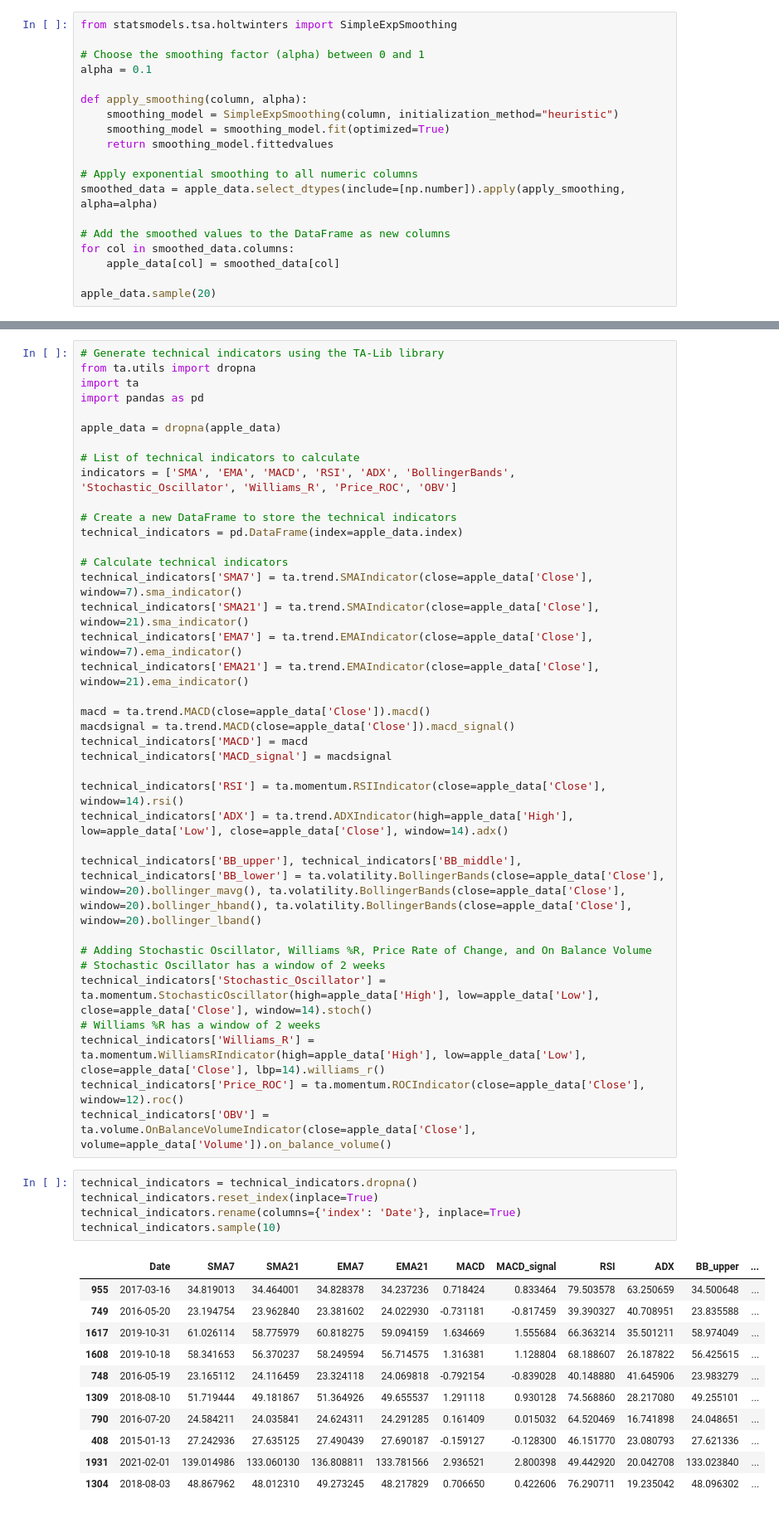
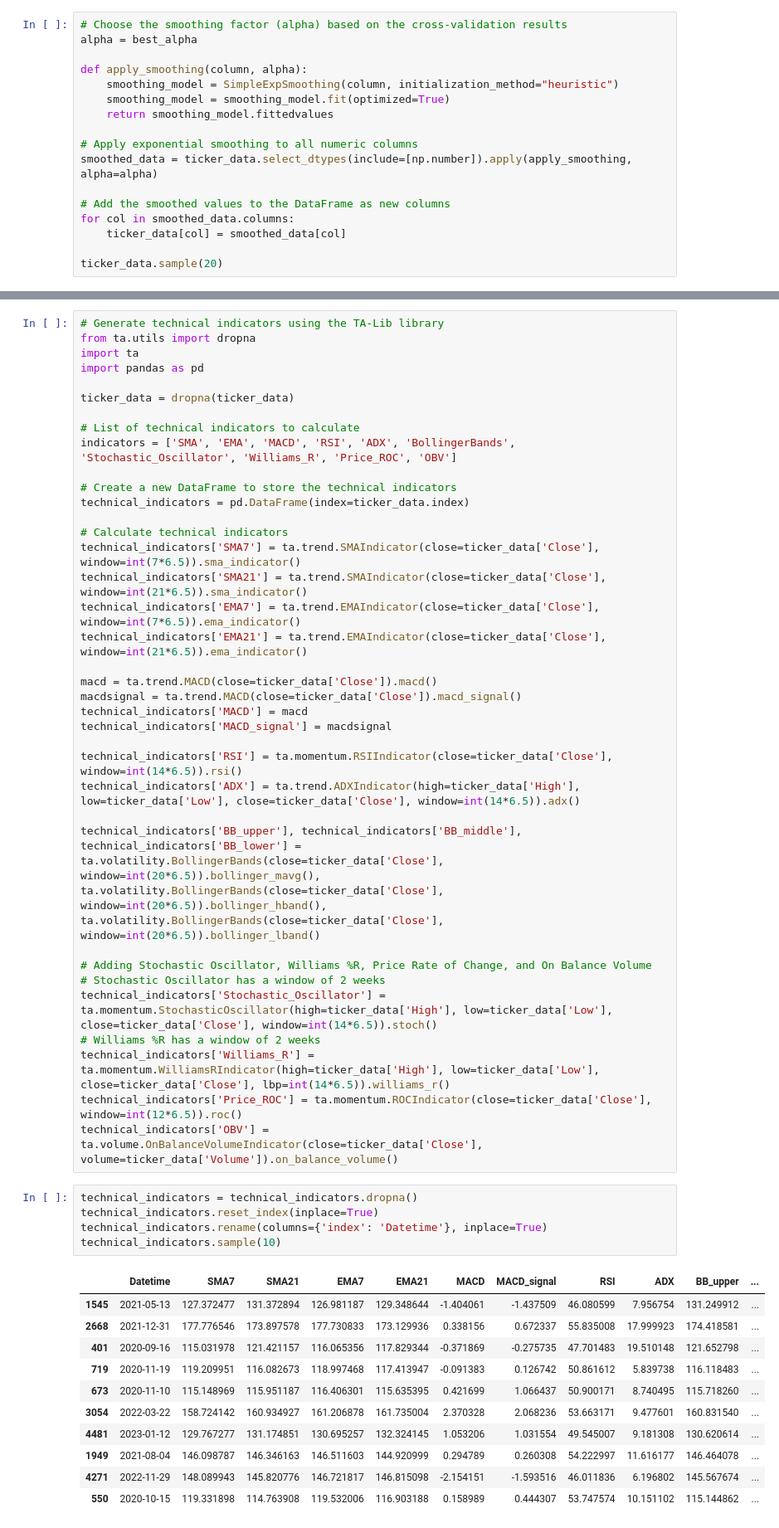
Before and after one commit to Matin-M/StatAnalysis-Predictor, a Jupyter notebook: tech_data_labeling.ipynb, the cells around one changed output, grey strips where cells are left out. Shown at 83% size. Cells and saved outputs as stored; diff of their text form.

```diff
--- a/tech_data_labeling.ipynb
+++ b/tech_data_labeling.ipynb
@@ -46,8 +78,6 @@ apple_data.head()
 # %%
-from statsmodels.tsa.holtwinters import SimpleExpSmoothing
-
-# Choose the smoothing factor (alpha) between 0 and 1
-alpha = 0.1
+# Choose the smoothing factor (alpha) based on the cross-validation results
+alpha = best_alpha
 
 def apply_smoothing(column, alpha):
     smoothing_model = SimpleExpSmoothing(column, initialization_method="heuristic")
@@ -55,12 +85,12 @@ def apply_smoothing(column, alpha):
     return smoothing_model.fittedvalues
 
 # Apply exponential smoothing to all numeric columns
-smoothed_data = apple_data.select_dtypes(include=[np.number]).apply(apply_smoothing, alpha=alpha)
+smoothed_data = ticker_data.select_dtypes(include=[np.number]).apply(apply_smoothing, alpha=alpha)
 
 # Add the smoothed values to the DataFrame as new columns
 for col in smoothed_data.columns:
-    apple_data[col] = smoothed_data[col]
+    ticker_data[col] = smoothed_data[col]
 
-apple_data.sample(20)
+ticker_data.sample(20)
 # %% [output]
 |  | Open | High | Low | Close | Adj Close | Volume |
@@ -87,54 +117,54 @@ from ta.utils import dropna
 import ta
 import pandas as pd
 
-apple_data = dropna(apple_data)
+ticker_data = dropna(ticker_data)
 
 # List of technical indicators to calculate
 indicators = ['SMA', 'EMA', 'MACD', 'RSI', 'ADX', 'BollingerBands', 'Stochastic_Oscillator', 'Williams_R', 'Price_ROC', 'OBV']
 
 # Create a new DataFrame to store the technical indicators
-technical_indicators = pd.DataFrame(index=apple_data.index)
+technical_indicators = pd.DataFrame(index=ticker_data.index)
 
 # Calculate technical indicators
-technical_indicators['SMA7'] = ta.trend.SMAIndicator(close=apple_data['Close'], window=7).sma_indicator()
-technical_indicators['SMA21'] = ta.trend.SMAIndicator(close=apple_data['Close'], window=21).sma_indicator()
-technical_indicators['EMA7'] = ta.trend.EMAIndicator(close=apple_data['Close'], window=7).ema_indicator()
-technical_indicators['EMA21'] = ta.trend.EMAIndicator(close=apple_data['Close'], window=21).ema_indicator()
+technical_indicators['SMA7'] = ta.trend.SMAIndicator(close=ticker_data['Close'], window=int(7*6.5)).sma_indicator()
+technical_indicators['SMA21'] = ta.trend.SMAIndicator(close=ticker_data['Close'], window=int(21*6.5)).sma_indicator()
+technical_indicators['EMA7'] = ta.trend.EMAIndicator(close=ticker_data['Close'], window=int(7*6.5)).ema_indicator()
+technical_indicators['EMA21'] = ta.trend.EMAIndicator(close=ticker_data['Close'], window=int(21*6.5)).ema_indicator()
 
-macd = ta.trend.MACD(close=apple_data['Close']).macd()
-macdsignal = ta.trend.MACD(close=apple_data['Close']).macd_signal()
+macd = ta.trend.MACD(close=ticker_data['Close']).macd()
+macdsignal = ta.trend.MACD(close=ticker_data['Close']).macd_signal()
 technical_indicators['MACD'] = macd
 technical_indicators['MACD_signal'] = macdsignal
 
-technical_indicators['RSI'] = ta.momentum.RSIIndicator(close=apple_data['Close'], window=14).rsi()
-technical_indicators['ADX'] = ta.trend.ADXIndicator(high=apple_data['High'], low=apple_data['Low'], close=apple_data['Close'], window=14).adx()
+technical_indicators['RSI'] = ta.momentum.RSIIndicator(close=ticker_data['Close'], window=int(14*6.5)).rsi()
+technical_indicators['ADX'] = ta.trend.ADXIndicator(high=ticker_data['High'], low=ticker_data['Low'], close=ticker_data['Close'], window=int(14*6.5)).adx()
 
-technical_indicators['BB_upper'], technical_indicators['BB_middle'], technical_indicators['BB_lower'] = ta.volatility.BollingerBands(close=apple_data['Close'], window=20).bollinger_mavg(), ta.volatility.BollingerBands(close=apple_data['Close'], window=20).bollinger_hband(), ta.volatility.BollingerBands(close=apple_data['Close'], window=20).bollinger_lband()
+technical_indicators['BB_upper'], technical_indicators['BB_middle'], technical_indicators['BB_lower'] = ta.volatility.BollingerBands(close=ticker_data['Close'], window=int(20*6.5)).bollinger_mavg(), ta.volatility.BollingerBands(close=ticker_data['Close'], window=int(20*6.5)).bollinger_hband(), ta.volatility.BollingerBands(close=ticker_data['Close'], window=int(20*6.5)).bollinger_lband()
 
 # Adding Stochastic Oscillator, Williams %R, Price Rate of Change, and On Balance Volume
 # Stochastic Oscillator has a window of 2 weeks
-technical_indicators['Stochastic_Oscillator'] = ta.momentum.StochasticOscillator(high=apple_data['High'], low=apple_data['Low'], close=apple_data['Close'], window=14).stoch()
+technical_indicators['Stochastic_Oscillator'] = ta.momentum.StochasticOscillator(high=ticker_data['High'], low=ticker_data['Low'], close=ticker_data['Close'], window=int(14*6.5)).stoch()
 # Williams %R has a window of 2 weeks
-technical_indicators['Williams_R'] = ta.momentum.WilliamsRIndicator(high=apple_data['High'], low=apple_data['Low'], close=apple_data['Close'], lbp=14).williams_r()
-technical_indicators['Price_ROC'] = ta.momentum.ROCIndicator(close=apple_data['Close'], window=12).roc()
-technical_indicators['OBV'] = ta.volume.OnBalanceVolumeIndicator(close=apple_data['Close'], volume=apple_data['Volume']).on_balance_volume()
+technical_indicators['Williams_R'] = ta.momentum.WilliamsRIndicator(high=ticker_data['High'], low=ticker_data['Low'], close=ticker_data['Close'], lbp=int(14*6.5)).williams_r()
+technical_indicators['Price_ROC'] = ta.momentum.ROCIndicator(close=ticker_data['Close'], window=int(12*6.5)).roc()
+technical_indicators['OBV'] = ta.volume.OnBalanceVolumeIndicator(close=ticker_data['Close'], volume=ticker_data['Volume']).on_balance_volume()
 # %%
 technical_indicators = technical_indicators.dropna()
 technical_indicators.reset_index(inplace=True)
-technical_indicators.rename(columns={'index': 'Date'}, inplace=True)
+technical_indicators.rename(columns={'index': 'Datetime'}, inplace=True)
 technical_indicators.sample(10)
 # %% [output]
-|  | Date | SMA7 | SMA21 | EMA7 | EMA21 | MACD | MACD_signal | RSI | ADX | BB_upper | ... |
-| 955 | 2017-03-16 | 34.819013 | 34.464001 | 34.828378 | 34.237236 | 0.718424 | 0.833464 | 79.503578 | 63.250659 | 34.500648 | ... |
-| 749 | 2016-05-20 | 23.194754 | 23.962840 | 23.381602 | 24.022930 | -0.731181 | -0.817459 | 39.390327 | 40.708951 | 23.835588 | ... |
-| 1617 | 2019-10-31 | 61.026114 | 58.775979 | 60.818275 | 59.094159 | 1.634669 | 1.555684 | 66.363214 | 35.501211 | 58.974049 | ... |
-| 1608 | 2019-10-18 | 58.341653 | 56.370237 | 58.249594 | 56.714575 | 1.316381 | 1.128804 | 68.188607 | 26.187822 | 56.425615 | ... |
-| 748 | 2016-05-19 | 23.165112 | 24.116459 | 23.324118 | 24.069818 | -0.792154 | -0.839028 | 40.148880 | 41.645906 | 23.983279 | ... |
-| 1309 | 2018-08-10 | 51.719444 | 49.181867 | 51.364926 | 49.655537 | 1.291118 | 0.930128 | 74.568860 | 28.217080 | 49.255101 | ... |
-| 790 | 2016-07-20 | 24.584211 | 24.035841 | 24.624311 | 24.291285 | 0.161409 | 0.015032 | 64.520469 | 16.741898 | 24.048651 | ... |
-| 408 | 2015-01-13 | 27.242936 | 27.635125 | 27.490439 | 27.690187 | -0.159127 | -0.128300 | 46.151770 | 23.080793 | 27.621336 | ... |
-| 1931 | 2021-02-01 | 139.014986 | 133.060130 | 136.808811 | 133.781566 | 2.936521 | 2.800398 | 49.442920 | 20.042708 | 133.023840 | ... |
-| 1304 | 2018-08-03 | 48.867962 | 48.012310 | 49.273245 | 48.217829 | 0.706650 | 0.422606 | 76.290711 | 19.235042 | 48.096302 | ... |
+|  | Datetime | SMA7 | SMA21 | EMA7 | EMA21 | MACD | MACD_signal | RSI | ADX | BB_upper | ... |
+| 1545 | 2021-05-13 | 127.372477 | 131.372894 | 126.981187 | 129.348644 | -1.404061 | -1.437509 | 46.080599 | 7.956754 | 131.249912 | ... |
+| 2668 | 2021-12-31 | 177.776546 | 173.897578 | 177.730833 | 173.129936 | 0.338156 | 0.672337 | 55.835008 | 17.999923 | 174.418581 | ... |
+| 401 | 2020-09-16 | 115.031978 | 121.421157 | 116.065356 | 117.829344 | -0.371869 | -0.275735 | 47.701483 | 19.510148 | 121.652798 | ... |
+| 719 | 2020-11-19 | 119.209951 | 116.082673 | 118.997468 | 117.413947 | -0.091383 | 0.126742 | 50.861612 | 5.839738 | 116.118483 | ... |
+| 673 | 2020-11-10 | 115.148969 | 115.951187 | 116.406301 | 115.635395 | 0.421699 | 1.066437 | 50.900171 | 8.740495 | 115.718260 | ... |
+| 3054 | 2022-03-22 | 158.724142 | 160.934927 | 161.206878 | 161.735004 | 2.370328 | 2.068236 | 53.663171 | 9.477601 | 160.831540 | ... |
+| 4481 | 2023-01-12 | 129.767277 | 131.174851 | 130.695257 | 132.324145 | 1.053206 | 1.031554 | 49.545007 | 9.181308 | 130.620614 | ... |
+| 1949 | 2021-08-04 | 146.098787 | 146.346163 | 146.511603 | 144.920999 | 0.294789 | 0.260308 | 54.222997 | 11.616177 | 146.464078 | ... |
+| 4271 | 2022-11-29 | 148.089943 | 145.820776 | 146.721817 | 146.815098 | -2.154151 | -1.593516 | 46.011836 | 6.196802 | 145.567674 | ... |
+| 550 | 2020-10-15 | 119.331898 | 114.763908 | 119.532006 | 116.903188 | 0.158989 | 0.444307 | 53.747574 | 10.151102 | 115.144862 | ... |
 # %%
 # Perform normalization
 from sklearn.preprocessing import MinMaxScaler
```
Also changed, not shown: parts of 8 cells of this notebook, 3 other files.
